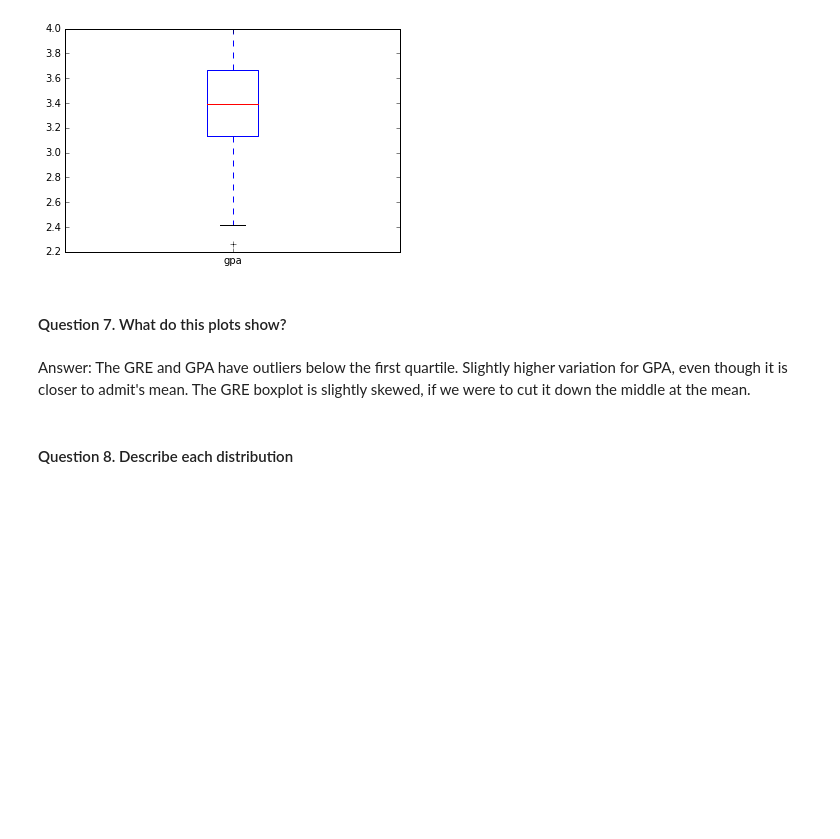
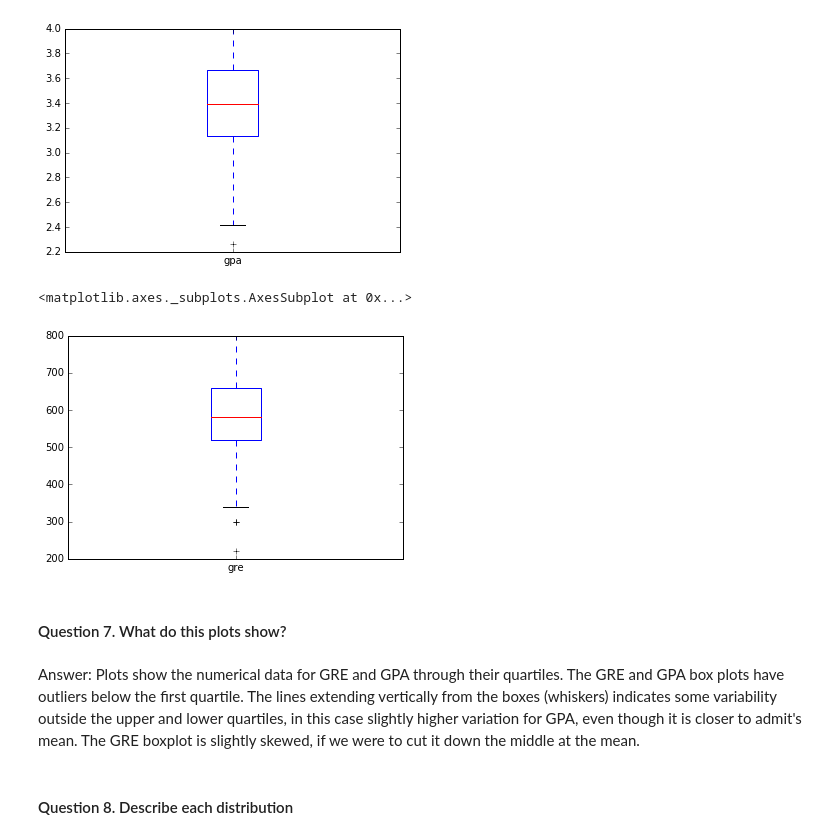
Before and after one commit to nicbaez/atldat, a Jupyter notebook: Projects/Project2 /project2-starter-nb.ipynb, the cells around one changed output. Drawn from its saved outputs; the diff is of its cells as text; code cells hidden in the pictures; blank space fills up the shorter version.

```diff
--- a/Projects/Project2 /project2-starter-nb.ipynb
+++ b/Projects/Project2 /project2-starter-nb.ipynb
@@ -19,7 +19,7 @@ from numpy.random import randn
 ### Step 2: Read in your data set
 # %%
 #Read in data from source
-df_raw = pd.read_csv("../assets/admissions.csv")
+df_raw = pd.read_csv("./admissions.csv")
 print df_raw.head()
 # %% [output]
    admit  gre   gpa  prestige
@@ -82,10 +99,15 @@ df_raw['gpa'].plot(kind='box')
 # %% [output]
 <matplotlib.axes._subplots.AxesSubplot at 0x...>
 [figure]
+# %%
+df_raw['gre'].plot(kind='box')
+# %% [output]
+<matplotlib.axes._subplots.AxesSubplot at 0x...>
+[figure, added]
 # %% [markdown]
 #### Question 7. What do this plots show?
 # %% [markdown]
-Answer: The GRE and GPA have outliers below the first quartile. Slightly higher variation for GPA, even though it is closer to admit's mean. The GRE boxplot is slightly skewed, if we were to cut it down the middle at the mean.
+Answer: Plots show the numerical data for GRE and GPA through their quartiles. The GRE and GPA box plots have outliers below the first quartile. The lines extending vertically from the boxes (whiskers) indicates some variability outside the upper and lower quartiles, in this case slightly higher variation for GPA, even though it is closer to admit's mean. The GRE boxplot is slightly skewed, if we were to cut it down the middle at the mean.
 # %% [markdown]
 #### Question 8. Describe each distribution
 # %%
```
Also changed, not shown: parts of 18 cells of this notebook, 2 other files.
